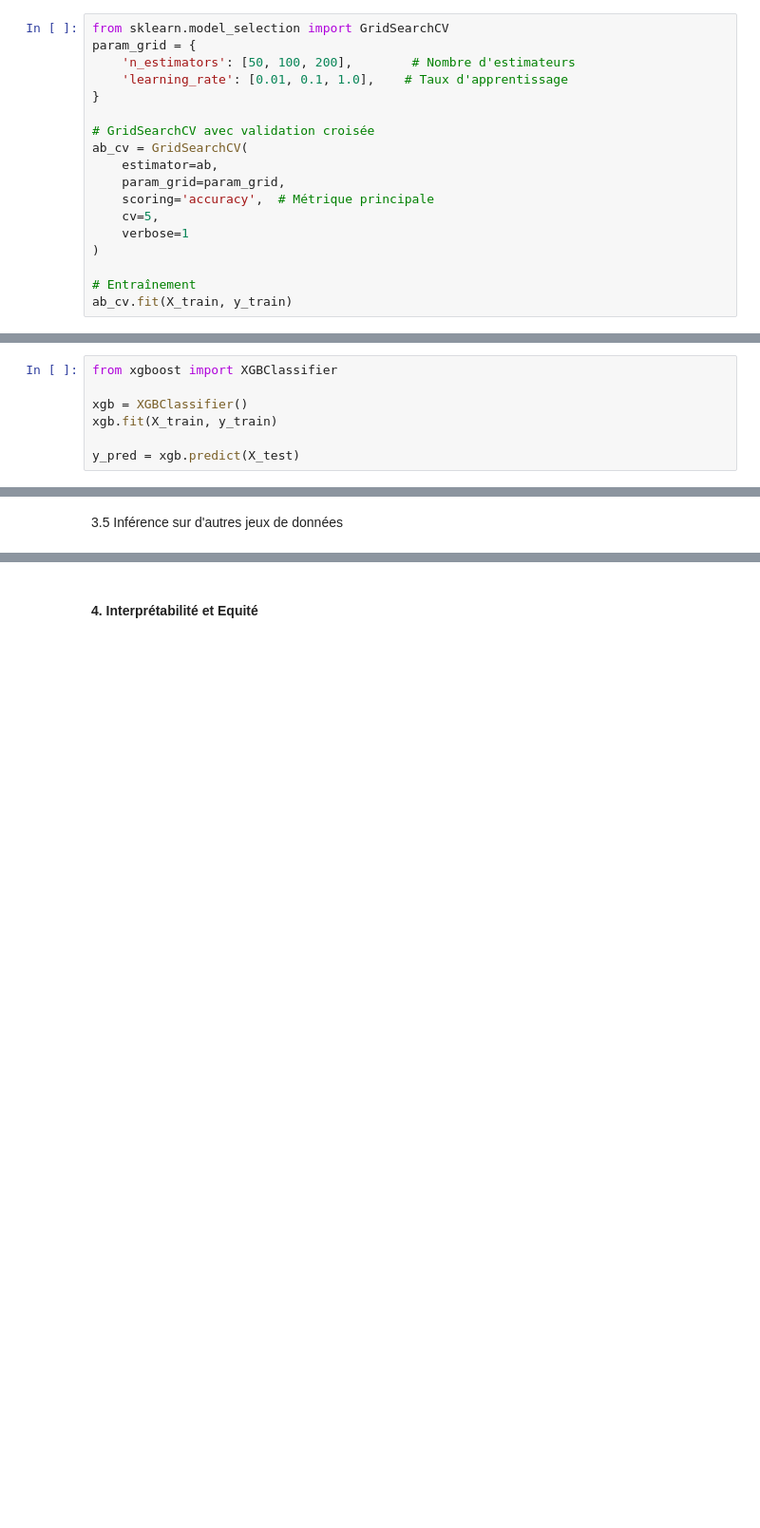
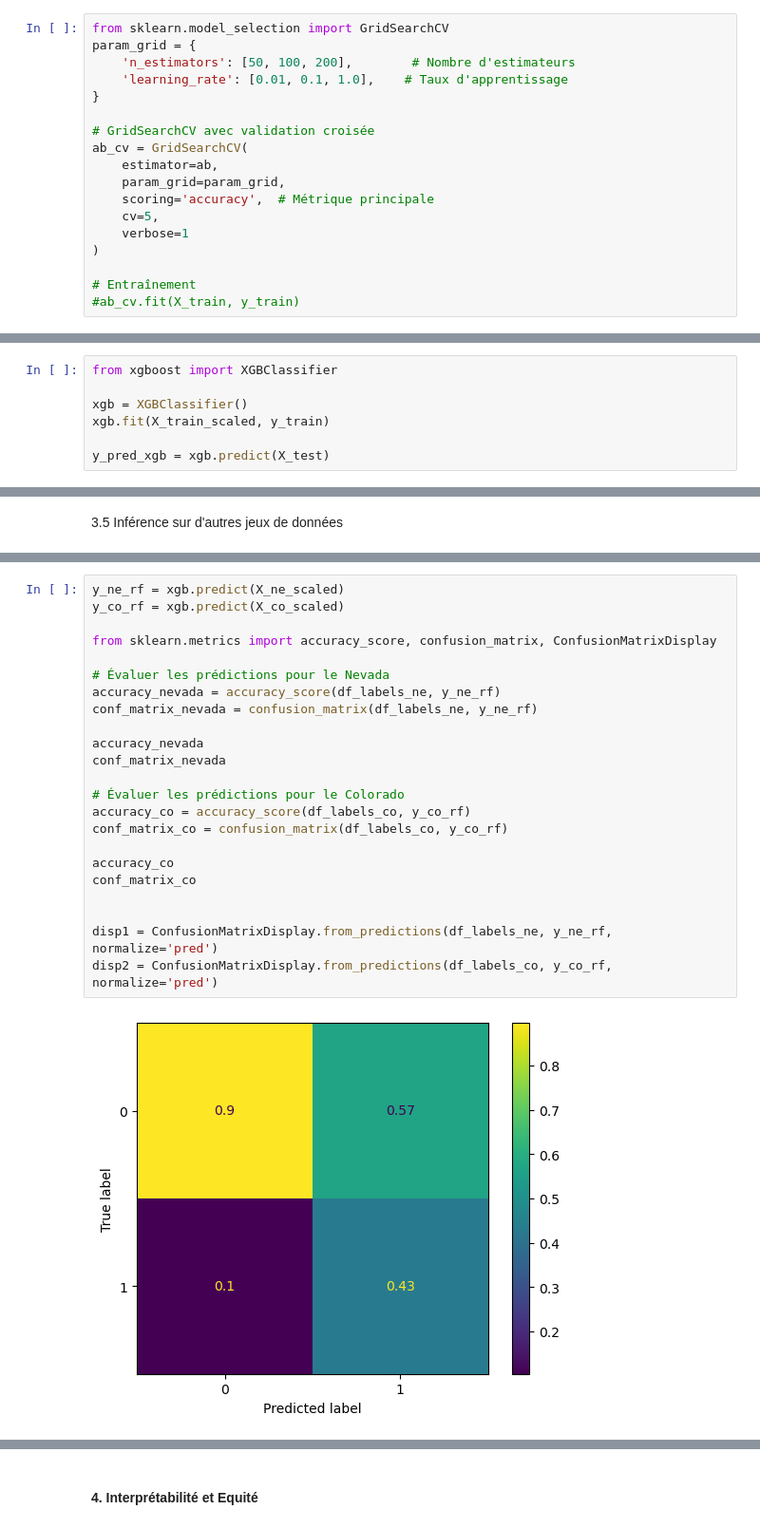
Before and after one commit to Saxhaa/supervised, a Jupyter notebook: data_analysis.ipynb, the cells around one changed output, grey strips where cells are left out. Shown at 95% size. Saved outputs shown, nothing was run; the diff lists cells and outputs as text; blank space fills up the shorter version.

```diff
--- a/data_analysis.ipynb
+++ b/data_analysis.ipynb
@@ -430,4 +426,4 @@ ab_cv = GridSearchCV(
 )
 
 # Entraînement
-ab_cv.fit(X_train, y_train)
+#ab_cv.fit(X_train, y_train)
@@ -460,7 +447,7 @@ joblib.dump(best_model,'AdaBoost_BestModel_08167.joblib')
 from xgboost import XGBClassifier
 
 xgb = XGBClassifier()
-xgb.fit(X_train, y_train)
+xgb.fit(X_train_scaled, y_train)
 
-y_pred = xgb.predict(X_test)
+y_pred_xgb = xgb.predict(X_test)
 # %%
@@ -584,0 +652,25 @@ print(df_attributes_ne.head())
+# %%
+y_ne_rf = xgb.predict(X_ne_scaled)
+y_co_rf = xgb.predict(X_co_scaled)
+
+from sklearn.metrics import accuracy_score, confusion_matrix, ConfusionMatrixDisplay
+
+# Évaluer les prédictions pour le Nevada
+accuracy_nevada = accuracy_score(df_labels_ne, y_ne_rf)
+conf_matrix_nevada = confusion_matrix(df_labels_ne, y_ne_rf)
+
+accuracy_nevada
+conf_matrix_nevada
+
+# Évaluer les prédictions pour le Colorado
+accuracy_co = accuracy_score(df_labels_co, y_co_rf)
+conf_matrix_co = confusion_matrix(df_labels_co, y_co_rf)
+
+accuracy_co
+conf_matrix_co
+
+
+disp1 = ConfusionMatrixDisplay.from_predictions(df_labels_ne, y_ne_rf, normalize='pred')
+disp2 = ConfusionMatrixDisplay.from_predictions(df_labels_co, y_co_rf, normalize='pred')
+# %% [output]
+[figure, added]
```
Also changed, not shown: parts of 38 cells of this notebook, 2 other files.
